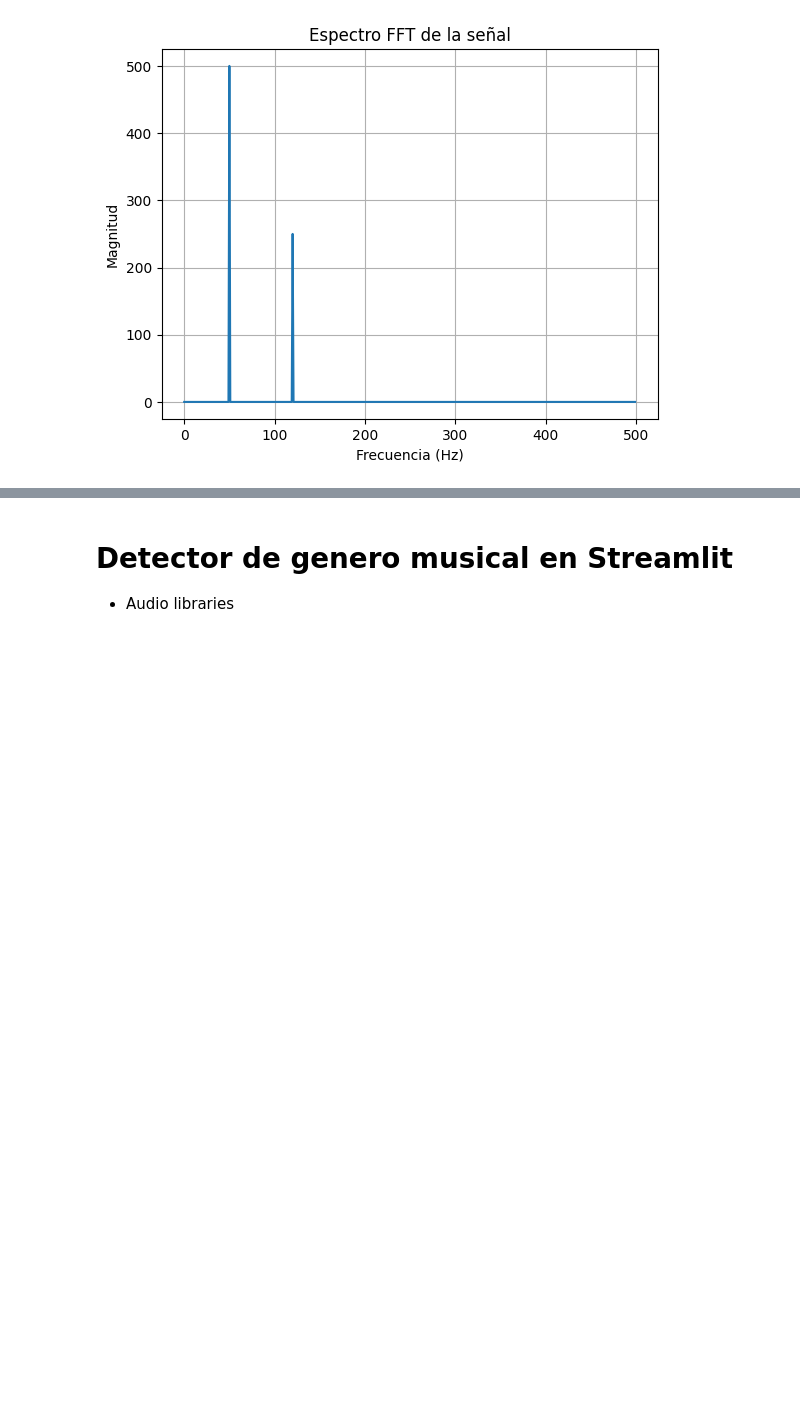
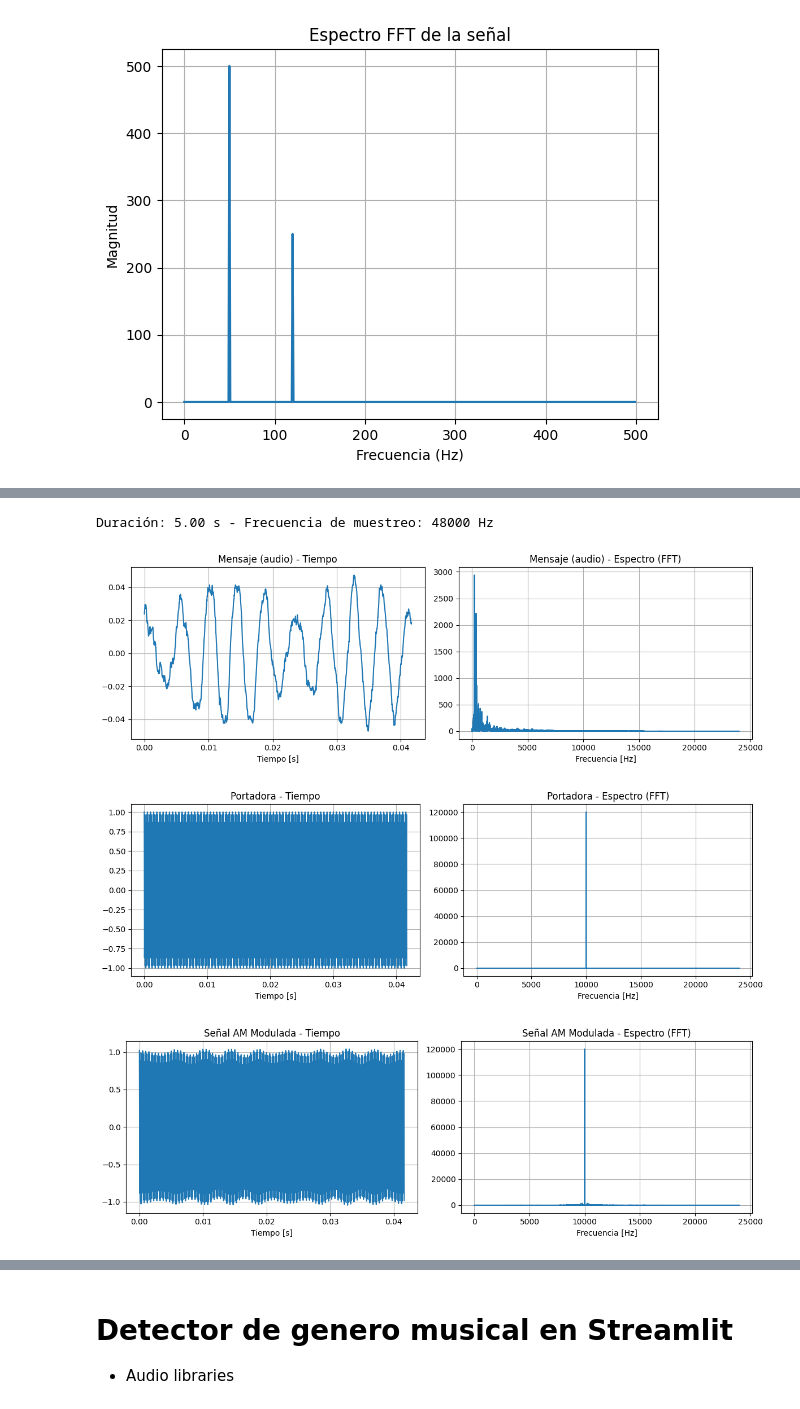
Before and after one commit to amaartin/Senales-y-Sistemas, a Jupyter notebook: Taller2_S&s.ipynb, the cells around one changed output, grey strips where cells are left out. Cells and saved outputs as stored; diff of their text form; code cells hidden in the pictures; blank space fills up the shorter version.

```diff
--- a/Taller2_S&s.ipynb
+++ b/Taller2_S&s.ipynb
@@ -209,0 +403,60 @@ plt.show()
+# %%
+import numpy as np
+
+# Cargar audio como arreglo de NumPy
+audio, sr = sf.read(out_file)
+print(f"Duración: {len(audio)/sr:.2f} s - Frecuencia de muestreo: {sr} Hz")
+
+# Si es estéreo, tomar solo un canal
+if audio.ndim > 1:
+    audio = audio[:, 0]
+
+# Normalizar la señal
+audio = audio / np.max(np.abs(audio))
+# %% [output]
+Duración: 5.00 s - Frecuencia de muestreo: 48000 Hz
+# %%
+import matplotlib.pyplot as plt
+from scipy.fft import rfft, rfftfreq
+
+# Tiempo
+t = np.linspace(0, len(audio)/sr, len(audio), endpoint=False)
+
+# Parámetros
+fc = 10000  # Frecuencia portadora (Hz)
+Im = 1      # Índice de modulación
+Ac = 1      # Amplitud de portadora
+
+# Portadora
+c = Ac * np.cos(2 * np.pi * fc * t)
+
+# Señal modulada
+s_am = (1 + audio / Ac) * c
+
+# Función para graficar señal y espectro
+def plot_signal_and_spectrum(signal, fs, title):
+    plt.figure(figsize=(12, 4))
+    plt.subplot(1, 2, 1)
+    plt.plot(t[:2000], signal[:2000])
+    plt.title(f"{title} - Tiempo")
+    plt.xlabel("Tiempo [s]")
+    plt.grid()
+
+    freqs = rfftfreq(len(signal), 1/fs)
+    S = np.abs(rfft(signal))
+    plt.subplot(1, 2, 2)
+    plt.plot(freqs, S)
+    plt.title(f"{title} - Espectro (FFT)")
+    plt.xlabel("Frecuencia [Hz]")
+    plt.grid()
+    plt.tight_layout()
+    plt.show()
+
+# Graficar las 3 señales
+plot_signal_and_spectrum(audio, sr, "Mensaje (audio)")
+plot_signal_and_spectrum(c, sr, "Portadora")
+plot_signal_and_spectrum(s_am, sr, "Señal AM Modulada")
+# %% [output]
+[figure, added]
+[figure, added]
+[figure, added]
```
Also changed, not shown: parts of 22 cells of this notebook.
